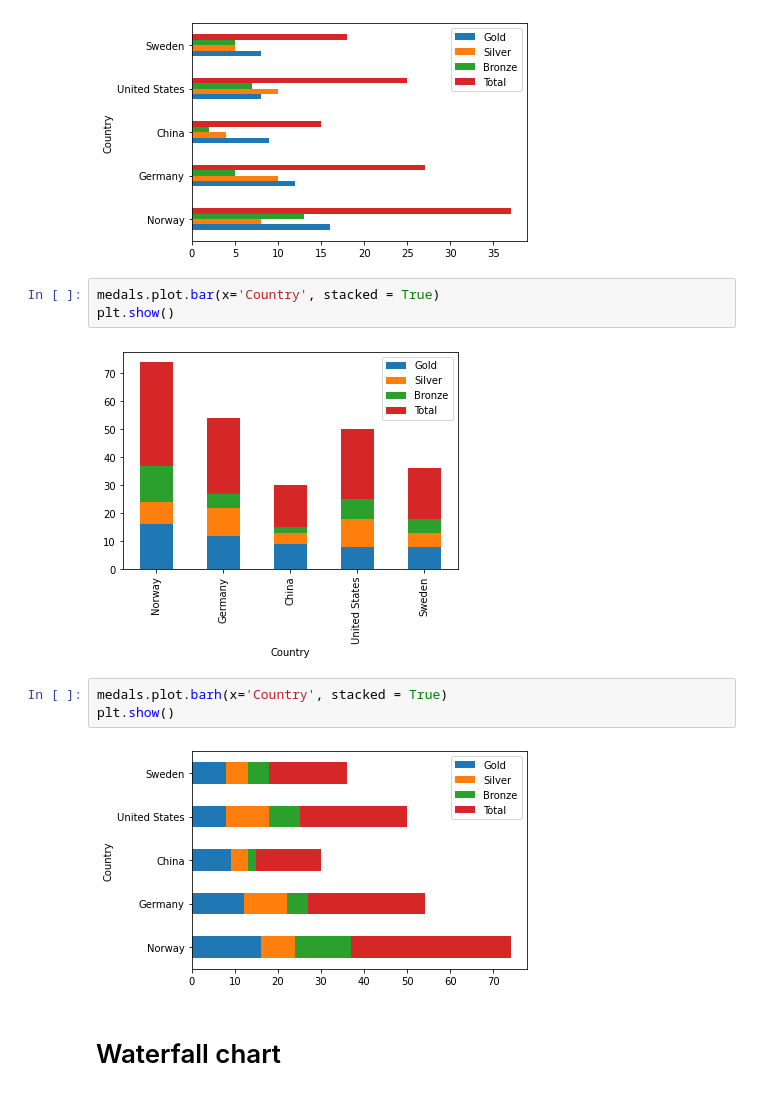
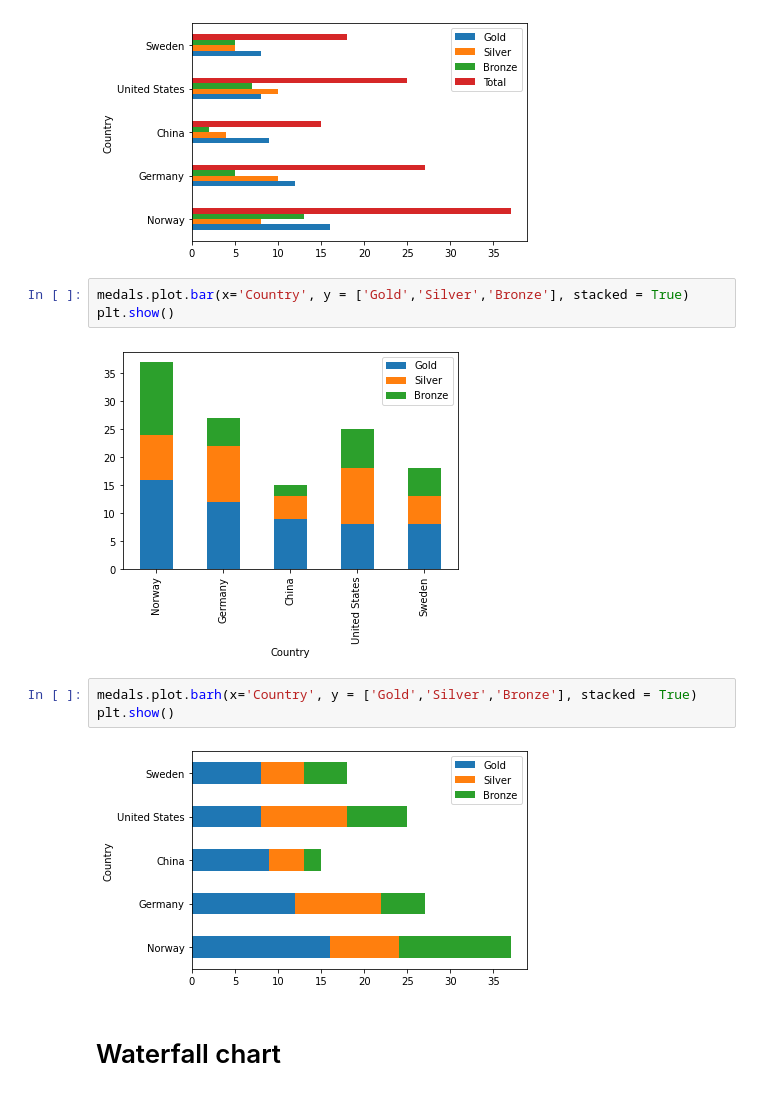
Before and after one commit to alanjones2/12Visuals, a Jupyter notebook: 12visuals.ipynb, the cells around one changed output. Drawn from its saved outputs; the diff is of its cells as text.

```diff
--- a/12visuals.ipynb
+++ b/12visuals.ipynb
@@ -243,15 +243,15 @@ plt.show()
 # %% [output]
 [figure]
 # %%
-medals.plot.bar(x='Country', stacked = True)
+medals.plot.bar(x='Country', y = ['Gold','Silver','Bronze'], stacked = True)
 plt.show()
 # %% [output]
-[figure, old version]
+[figure, new version]
 # %%
-medals.plot.barh(x='Country', stacked = True)
+medals.plot.barh(x='Country', y = ['Gold','Silver','Bronze'], stacked = True)
 plt.show()
 # %% [output]
-[figure, old version]
+[figure, new version]
 # %% [markdown]
 # Waterfall chart
 # %%
```
Also changed, not shown: 4 other files.
